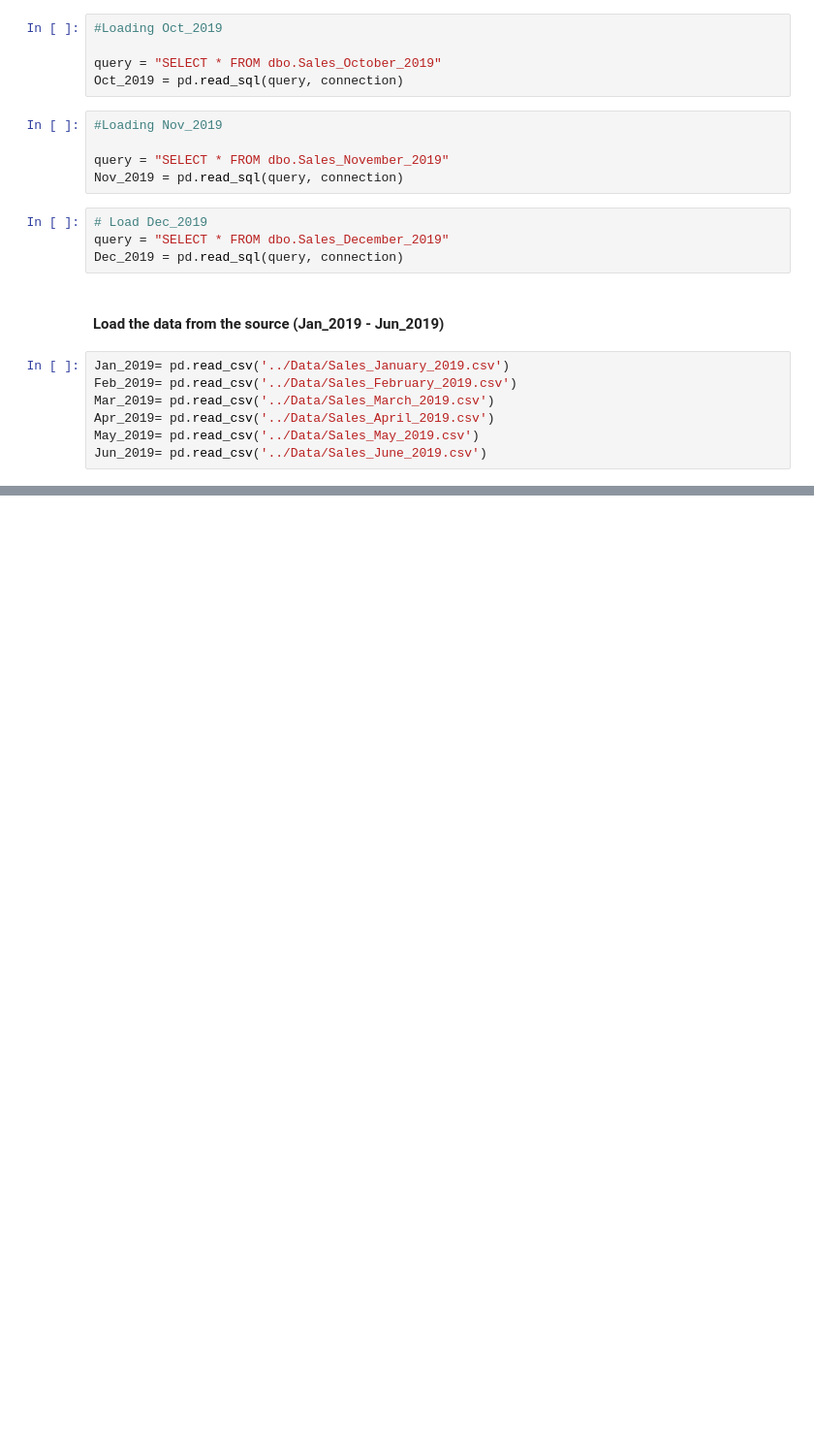
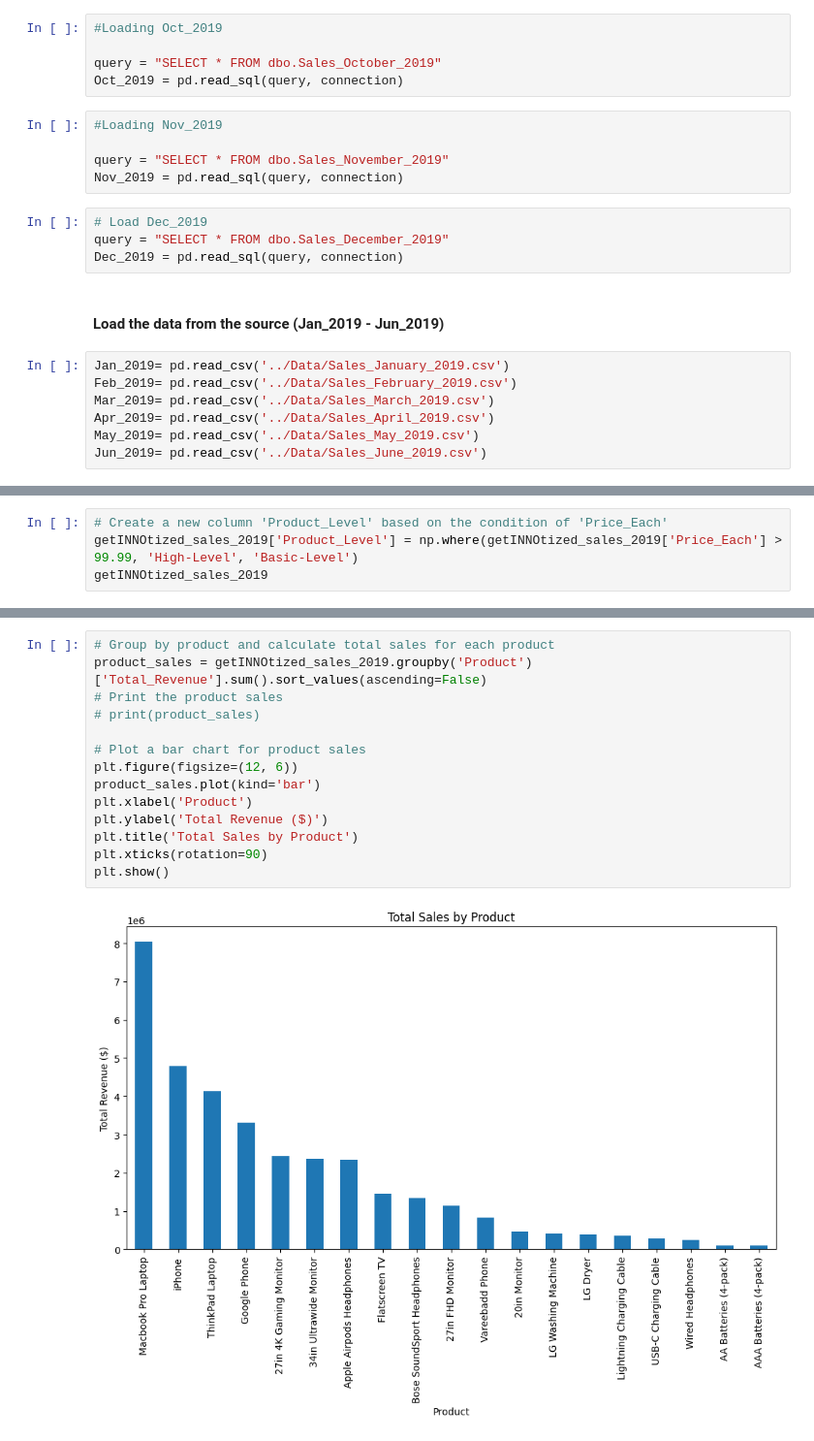
Before and after one commit to MayayaPatrick/Business-Intelligence-Solution-Project, a Jupyter notebook: Notebook/dashboard_project.ipynb, the cells around one changed output, grey strips where cells are left out. Shown at 97% size. Cells and saved outputs as stored; diff of their text form; blank space fills up the shorter version.

```diff
--- a/Notebook/dashboard_project.ipynb
+++ b/Notebook/dashboard_project.ipynb
@@ -162,0 +552,4 @@ Jun_2019= pd.read_csv('../Data/Sales_June_2019.csv')
+# %%
+# Create a new column 'Product_Level' based on the condition of 'Price_Each'
+getINNOtized_sales_2019['Product_Level'] = np.where(getINNOtized_sales_2019['Price_Each'] > 99.99, 'High-Level', 'Basic-Level')
+getINNOtized_sales_2019
@@ -162,0 +783,16 @@ Jun_2019= pd.read_csv('../Data/Sales_June_2019.csv')
+# %%
+# Group by product and calculate total sales for each product
+product_sales = getINNOtized_sales_2019.groupby('Product')['Total_Revenue'].sum().sort_values(ascending=False)
+# Print the product sales
+# print(product_sales)
+
+# Plot a bar chart for product sales
+plt.figure(figsize=(12, 6))
+product_sales.plot(kind='bar')
+plt.xlabel('Product')
+plt.ylabel('Total Revenue ($)')
+plt.title('Total Sales by Product')
+plt.xticks(rotation=90)
+plt.show()
+# %% [output]
+[figure, added]
```
Also changed, not shown: parts of 70 cells of this notebook.
